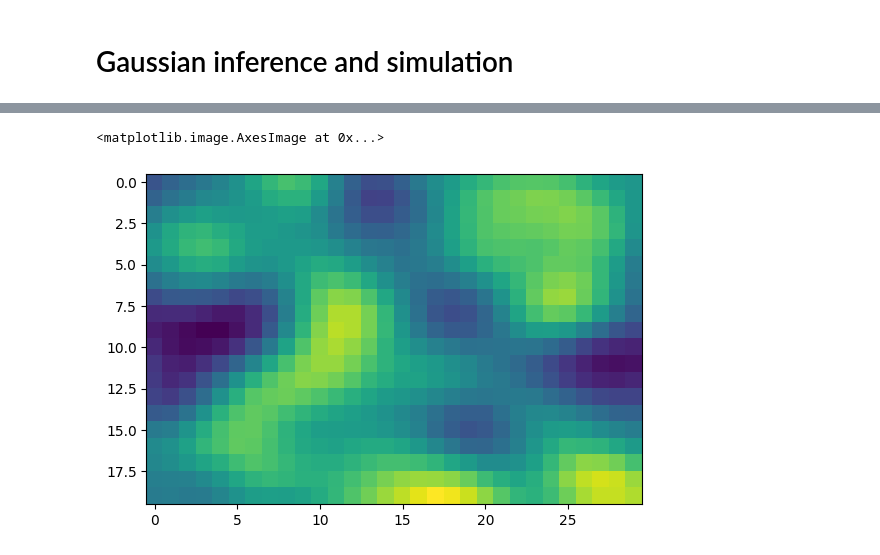
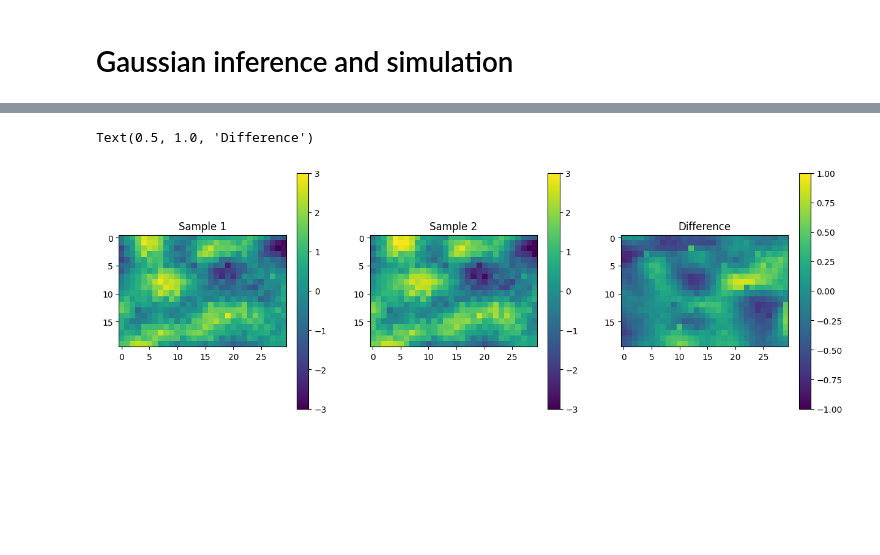
Before and after one commit to cultpenguin/DataIntegration, a Jupyter notebook: Exercises/Gaussian/Ex2/ex_gaussian_inference2.ipynb, the cells around one changed output, grey strips where cells are left out. Drawn from its saved outputs; the diff is of its cells as text; code cells hidden in the pictures; blank space fills up the shorter version.

```diff
--- a/Exercises/Gaussian/Ex2/ex_gaussian_inference2.ipynb
+++ b/Exercises/Gaussian/Ex2/ex_gaussian_inference2.ipynb
@@ -79,18 +165,38 @@ Text(0.5, 1.0, 'Covariance matrix @ id=200')
 # %%
 
-def cholesky_sim(d0, Cd):
-    L=np.linalg.cholesky(Cd)
-    r = np.random.normal(0,1,d0.shape[0])
-    d_star = d0 + np.dot(L,r)
-    return d_star
+# Compue the cholesky decomposition of the covariance matrix
+L=np.linalg.cholesky(C)
 
-
+# Get starting model, and the random number for the starting model
 m0 = np.zeros(nd)
-m = cholesky_sim(m0,C)
+m, r= gaussian_rw(m0,L,is_chol=True)
 m_2d = m.reshape((ny,nx))
 
-plt.imshow(m_2d)
+# Perturb the random numbers, by randomly recomputing npert random values, and compute a new realization
+r_in = r.copy()
+npert=20
+for i in range(npert):
+    i_pert = np.random.randint(0,nd)
+    #i_pert = i
+    r_in[i_pert] = np.random.normal(0,1)
+m2, r2 = gaussian_rw(m0,L,is_chol=True, r_in = r_in)
+m2_2d = m2.reshape((ny,nx))
+
+# Compare the two realizations
+plt.figure(figsize=(15,5))
+plt.subplot(1,3,1)
+plt.imshow(m_2d, vmin=-3, vmax=3)
+plt.colorbar()
+plt.title('Sample 1')
+plt.subplot(1,3,2)
+plt.imshow(m2_2d, vmin=-3, vmax=3)
+plt.colorbar()
+plt.title('Sample 2')
+plt.subplot(1,3,3)
+plt.imshow(m_2d-m2_2d, vmin=-1, vmax=1)
+plt.colorbar()
+plt.title('Difference')
 # %% [output]
-<matplotlib.image.AxesImage at 0x...>
+Text(0.5, 1.0, 'Difference')
-[figure, old version]
+[figure, new version]
 # %%
```
Also changed, not shown: parts of 7 cells of this notebook, 1 other file.
